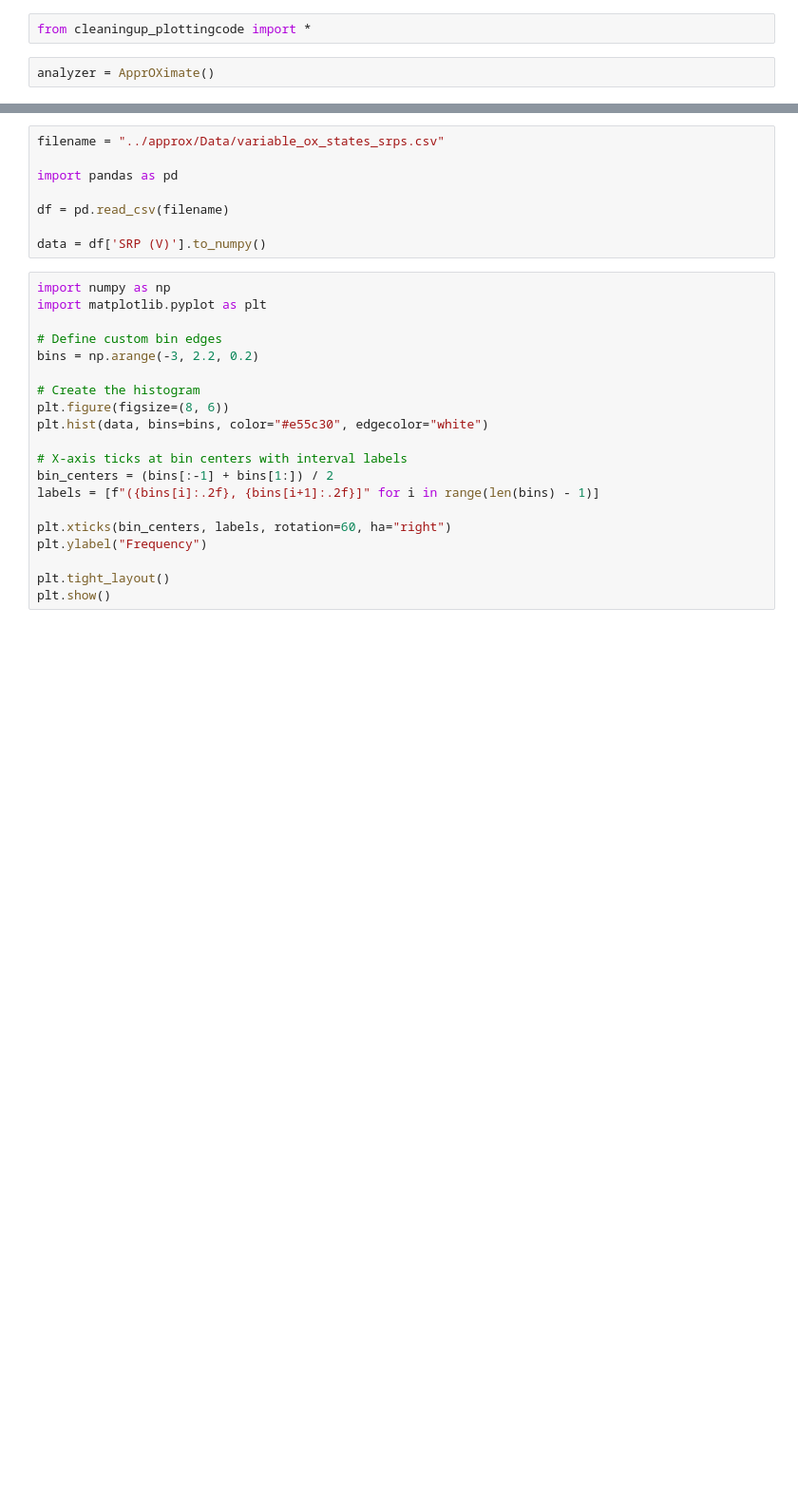
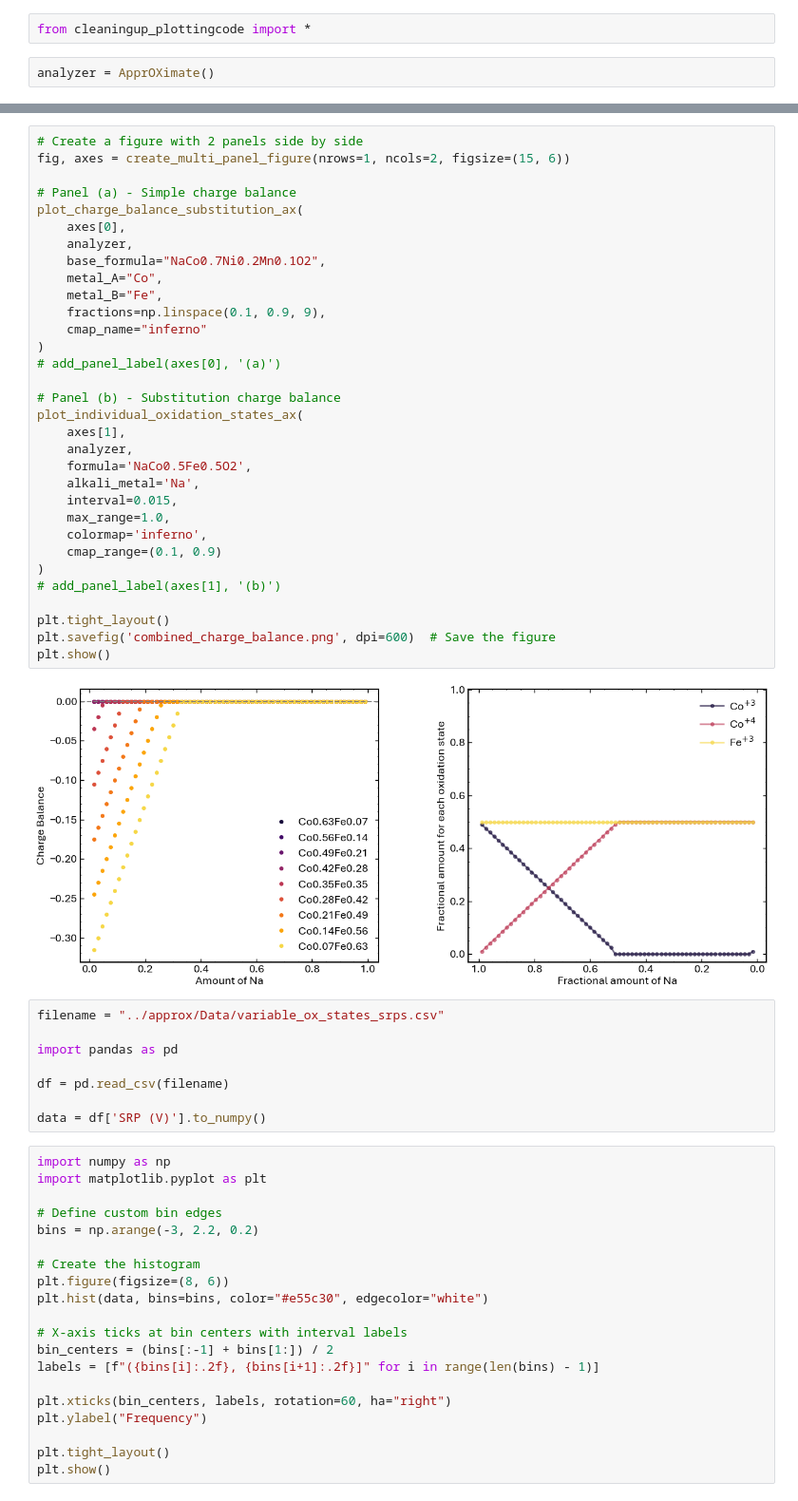
Before and after one commit to RedHorizonss/apprOXimate, a Jupyter notebook: plotting_notebooks/publication_plots.ipynb, the cells around one changed output, grey strips where cells are left out. Shown at 95% size. Cells and saved outputs as stored; diff of their text form; blank space fills up the shorter version.

```diff
--- a/plotting_notebooks/publication_plots.ipynb
+++ b/plotting_notebooks/publication_plots.ipynb
@@ -90,3 +157,37 @@ plt.show()
+# %%
+# Create a figure with 2 panels side by side
+fig, axes = create_multi_panel_figure(nrows=1, ncols=2, figsize=(15, 6))
+
+# Panel (a) - Simple charge balance
+plot_charge_balance_substitution_ax(
+    axes[0],
+    analyzer,
+    base_formula="NaCo0.7Ni0.2Mn0.1O2",
+    metal_A="Co",
+    metal_B="Fe",
+    fractions=np.linspace(0.1, 0.9, 9),
+    cmap_name="inferno"
+)
+# add_panel_label(axes[0], '(a)')
+
+# Panel (b) - Substitution charge balance
+plot_individual_oxidation_states_ax(
+    axes[1],
+    analyzer,
+    formula='NaCo0.5Fe0.5O2',
+    alkali_metal='Na',
+    interval=0.015,
+    max_range=1.0,
+    colormap='inferno',
+    cmap_range=(0.1, 0.9)
+)
+# add_panel_label(axes[1], '(b)')
+
+plt.tight_layout()
+plt.savefig('combined_charge_balance.png', dpi=600)  # Save the figure
+plt.show()
+# %% [output]
+[figure, added]
 # %%
 filename = "../approx/Data/variable_ox_states_srps.csv"
 
```
Also changed, not shown: parts of 9 cells of this notebook, 5 other files.
